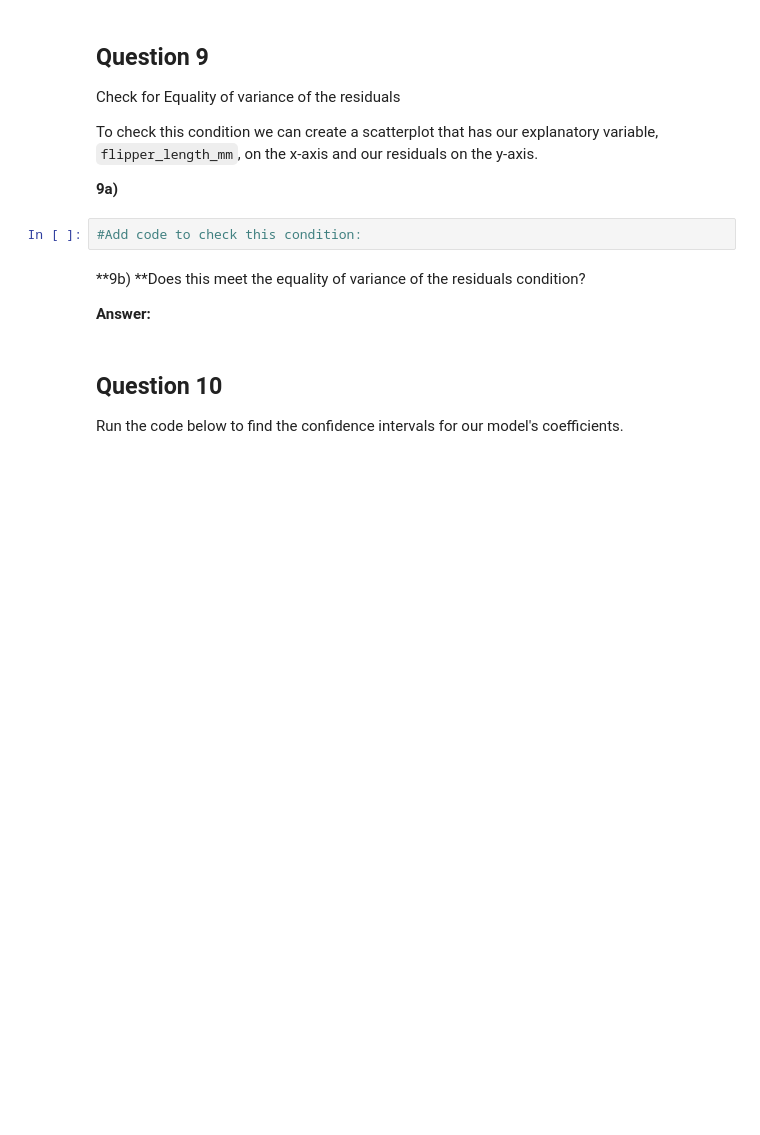
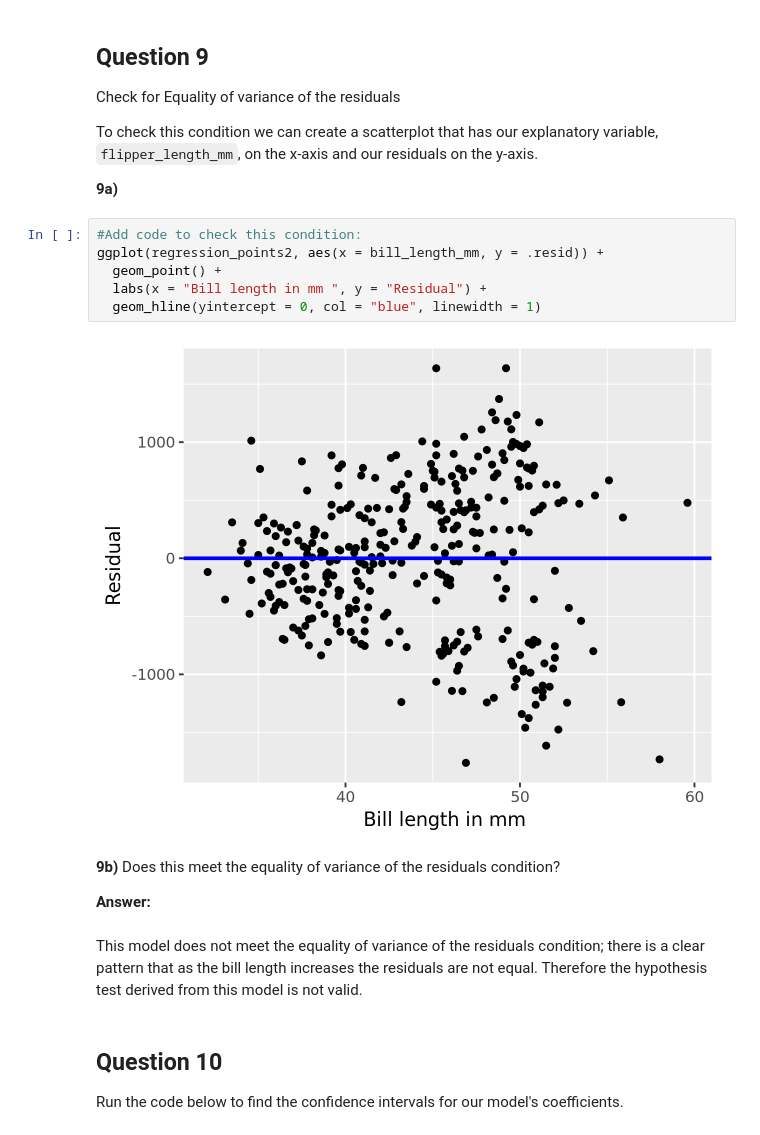
Before and after one commit to UNC-DATA-730/unit-10-assignment-stfurey, a Jupyter notebook: assignment10.ipynb, the cells around one changed output. Saved outputs shown, nothing was run; the diff lists cells and outputs as text; blank space fills up the shorter version.

```diff
--- a/assignment10.ipynb
+++ b/assignment10.ipynb
@@ -279,11 +399,19 @@ residuals on the y-axis.
 **9a)**
 # %%
 #Add code to check this condition:
+ggplot(regression_points2, aes(x = bill_length_mm, y = .resid)) +
+  geom_point() +
+  labs(x = "Bill length in mm ", y = "Residual") +
+  geom_hline(yintercept = 0, col = "blue", linewidth = 1)
+# %% [output]
+[figure, added]
 # %% [markdown]
-**9b) **Does this meet the equality of variance of the residuals
+**9b)** Does this meet the equality of variance of the residuals
 condition?
 
 **Answer:**
+# %% [markdown]
+This model does not meet the equality of variance of the residuals condition; there is a clear pattern that as the bill length increases the residuals are not equal. Therefore the hypothesis test derived from this model is not valid.
 # %% [markdown]
 ## Question 10
 
```
Also changed, not shown: parts of 31 cells of this notebook.
